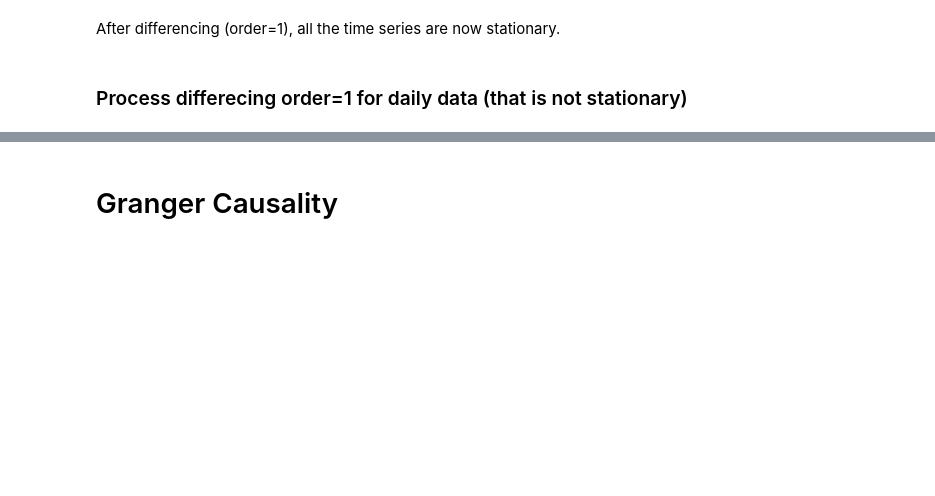
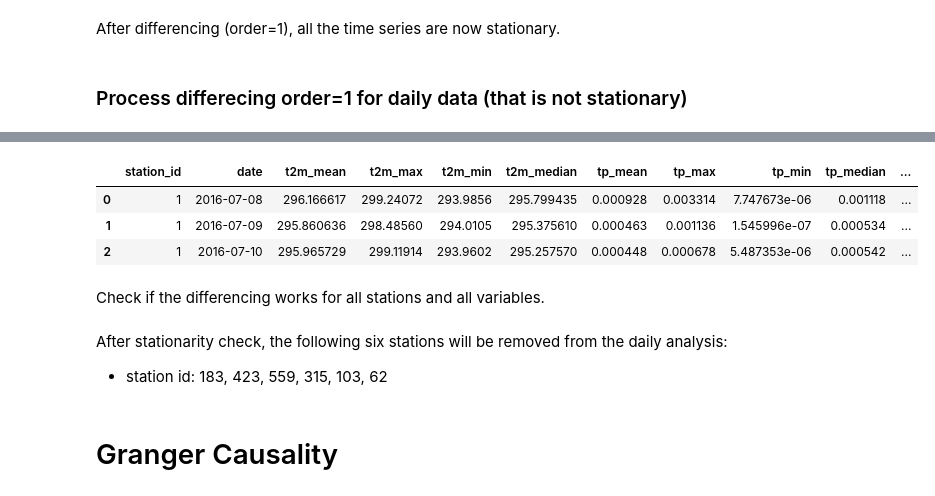
Before and after one commit to jesuslovesyiyi/Resilient_energy_network, a Jupyter notebook: data_preparation/current/05_model.ipynb, the cells around one changed output, grey strips where cells are left out. Drawn from its saved outputs; the diff is of its cells as text; code cells hidden in the pictures; blank space fills up the shorter version.

```diff
--- a/data_preparation/current/05_model.ipynb
+++ b/data_preparation/current/05_model.ipynb
@@ -349,3 +386,10 @@ After differencing (order=1), all the time series are now stationary.
+# %%
+station_df.head(3)
+# %% [output]
+|  | station_id | date | t2m_mean | t2m_max | t2m_min | t2m_median | tp_mean | tp_max | tp_min | tp_median | ... |
+| 0 | 1 | 2016-07-08 | 296.166617 | 299.24072 | 293.9856 | 295.799435 | 0.000928 | 0.003314 | 7.747673e-06 | 0.001118 | ... |
+| 1 | 1 | 2016-07-09 | 295.860636 | 298.48560 | 294.0105 | 295.375610 | 0.000463 | 0.001136 | 1.545996e-07 | 0.000534 | ... |
+| 2 | 1 | 2016-07-10 | 295.965729 | 299.11914 | 293.9602 | 295.257570 | 0.000448 | 0.000678 | 5.487353e-06 | 0.000542 | ... |
 # %%
 # Hourly
 home_dir = '/Users/yiyi/Library/CloudStorage/OneDrive-GeorgiaInstituteofTechnology(2)/Research/Energy_resilience/' # Office Mac
@@ -402,0 +493,2 @@ for s_id in station_lst:
+# %% [markdown]
+Check if the differencing works for all stations and all variables.
@@ -403,3 +511,6 @@ for s_id in station_lst:
+# %% [markdown]
+After stationarity check, the following six stations will be removed from the daily analysis:
+- station id: 183, 423, 559, 315, 103, 62
 # %% [markdown]
 # Granger Causality
 # %% [markdown]
```
Also changed, not shown: parts of 10 cells of this notebook.
